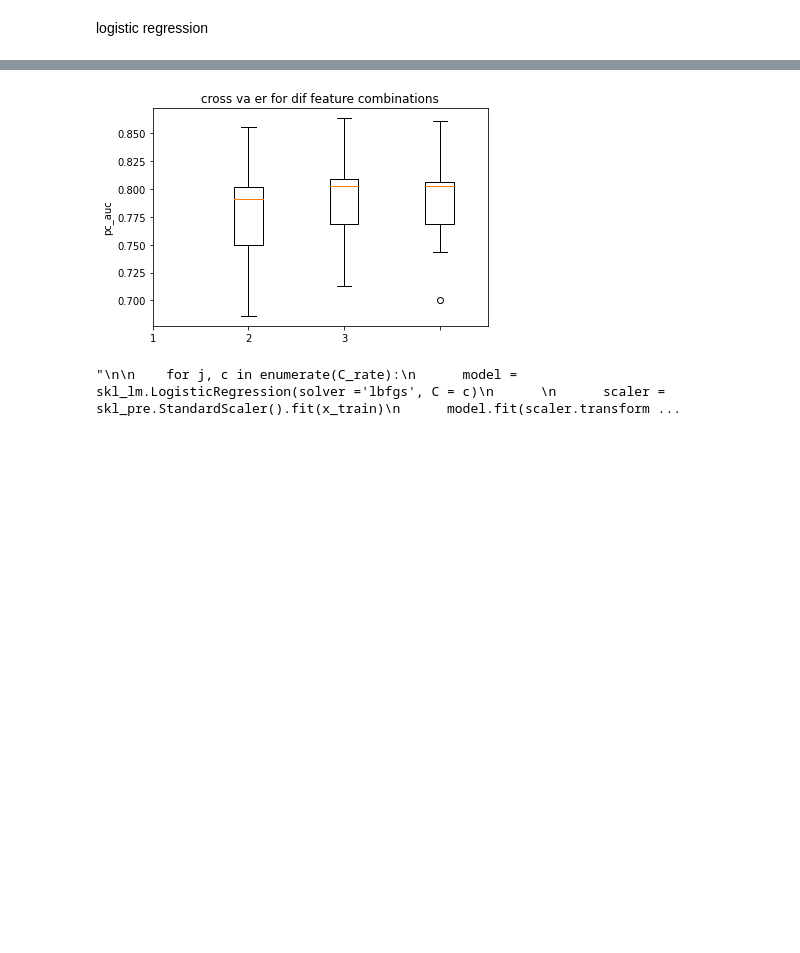
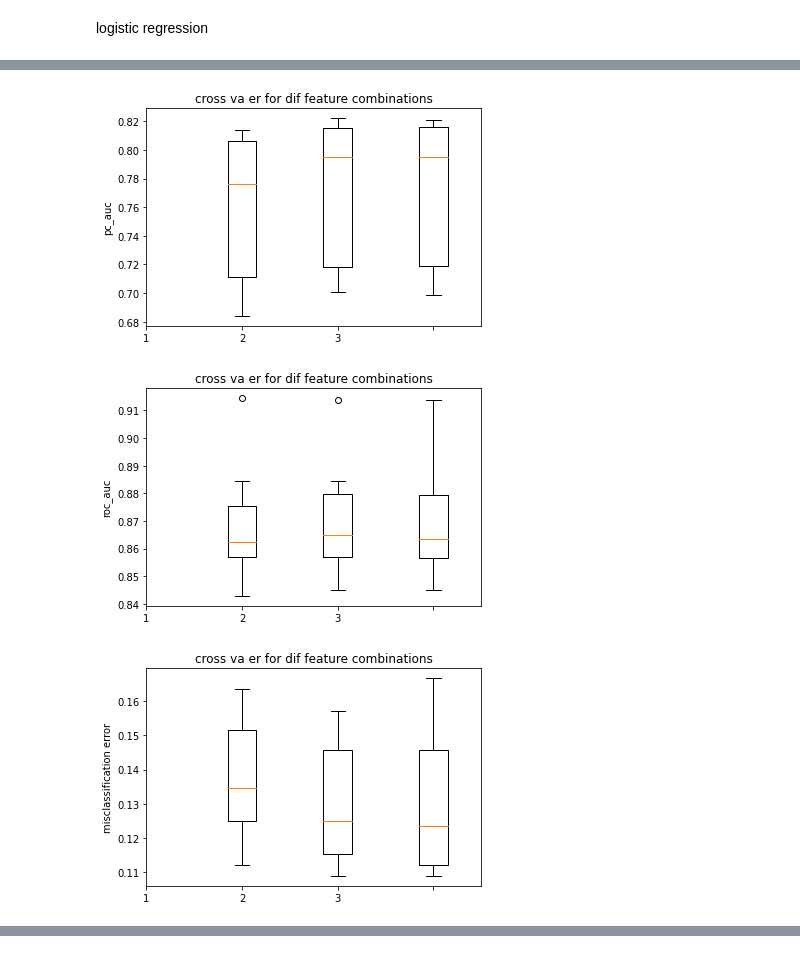
Before and after one commit to IZ001/Stat-Machine-Learning, a Jupyter notebook: Project_SML.ipynb, the cells around one changed output, grey strips where cells are left out. Drawn from its saved outputs; the diff is of its cells as text; code cells hidden in the pictures; blank space fills up the shorter version.

Commit message:
cross-validation, func find r

```diff
--- a/Project_SML.ipynb
+++ b/Project_SML.ipynb
@@ -444,20 +401,54 @@ print(prob[:5])
 # %%
+# cross-validation of models
+
+# find the decision threshold
+def find_r(prob, y_test):
+  recall = []
+  precision = []
+  f1_max = 0
+  r_f1 = 0
+
+  positive_class = 1
+  negative_class = 0
+
+  P = np.sum(y_test == positive_class)
+  prediction = np.empty(len(x_test), dtype ='object')
+  tr_val = np.linspace(0.00 , 1, num =101)
+
+  for r in tr_val:
+    prediction = np.where(prob[:,1] > r, positive_class, negative_class)
+    P_star = np.sum(prediction == positive_class)
+    tr_pos = np.sum((prediction == y_test)&(prediction == positive_class))
+
+    rec = tr_pos/P
+    prec = tr_pos/P_star
+
+    f1 = 2*prec*rec/(prec+rec)
+    if f1_max < f1:
+      f1_max =f1
+      r_f1 = r
+
+    #recall.append(tr_pos/P)
+    #precision.append(tr_pos/P_star)
+
+  return r_f1
+
 # cross-validation of models
 
 import sklearn.model_selection as skl_ms
 features_list =[['Number of male actors', 'Difference in words lead and co-lead', 'Number words female', 'Number of female actors', 'Age Co-Lead', 'Age Lead', 'Mean Age Male', 'Number of words lead'],['Number of male actors', 'Difference in words lead and co-lead', 'Total words', 'Number words female', 'Number of female actors', 'Age Co-Lead', 'Age Lead', 'Mean Age Male', 'Number of words lead'],['Gross', 'Number of male actors', 'Difference in words lead and co-lead', 'Total words', 'Number words female', 'Number of female actors', 'Age Co-Lead', 'Age Lead', 'Mean Age Male', 'Number of words lead']]
-#positive_class = 1
-#negative_class = 0
+
 n_runs = 10
 
 #r = np.linspace(0.00 , 1, num =101)
 #C_rate = np.arrange(0.001, 0.01, 0.1, 0, 10, 100, 400, 700, 1000, 1300, 1600, 2000, 2300, 2600, 3000)
 
+#f1 = np.zeros((n_runs, len(r)))
 
-
-#f1 = np.zeros((n_runs, len(r)))
 pc_auc_n =np.zeros((n_runs, len(features_list)))
 roc_auc_n = np.zeros((n_runs, len(features_list)))
+misclassification_n = np.zeros((n_runs, len(features_list)))
+
 X = data.drop(columns = 'Lead')
 y = data['Lead']
 
@@ -472,19 +463,34 @@ for i in range(n_runs):
     scaler = skl_pre.StandardScaler().fit(X_train[features])
     model.fit(scaler.transform(X_train[features]), y_train)
     predict_prob = model.predict_proba(scaler.transform(X_val[features]))
-    # calculate the precision-recall auc
+    # calculate the metrics
     precision, recall, _ = precision_recall_curve(y_val, predict_prob[:,1])
-    print(y_test)
-    pc_auc = auc(recall, precision)
-    roc_auc = roc_auc_score(y_val, predict_prob[:,1])
 
-    pc_auc_n[i,j] = pc_auc
-    roc_auc_n[i,j] = roc_auc
+    pc_auc_n[i,j] = auc(recall, precision)
+    roc_auc_n[i,j] = roc_auc_score(y_val, predict_prob[:,1])
+
+    tr_rate = find_r(predict_prob, y_val)
+
+
+    prediction = np.where(predict_prob[:,1] > 0.5, 1, 0)
+    misclassification_n[i,j] = (np.mean(prediction != y_val))
 
 plt.boxplot(pc_auc_n)
 plt.title('cross va er for dif feature combinations')
 plt.xticks(np.arange(len(features_list)+1))
 plt.ylabel('pc_auc')
+plt.show()
+
+plt.boxplot(roc_auc_n)
+plt.title('cross va er for dif feature combinations')
+plt.xticks(np.arange(len(features_list)+1))
+plt.ylabel('roc_auc')
+plt.show()
+
+plt.boxplot(misclassification_n)
+plt.title('cross va er for dif feature combinations')
+plt.xticks(np.arange(len(features_list)+1))
+plt.ylabel('misclassification error')
 plt.show()
 
 '''
@@ -505,30 +511,33 @@ plt.show()
       predict_prob = model.predict_proba(scaler.transform(X_val))
 
 
 
       P = np.sum(y_test == positive_class)
 
       prediction = np.empty(len(x_test), dtype ='object')
 
       tr_val = np.linspace(0.00 , 1, num =101)
       #print(model.classes_)
       f1_max = 0
       k_f1 = 0
 
       for k in tr_val:
         prediction = np.where(prob[:,1] > k, positive_class, negative_class)
         P_star = np.sum(prediction == positive_class)
         tr_pos = np.sum((prediction == y_test)&(prediction == positive_class))
 
         rec = tr_pos/P
         prec = tr_pos/P_star
 
         f1 = 2*prec*rec/(prec+rec)
         if f1_max < f1:
           f1_max =f1
           k_f1 = k
 
       prediction_class = np.where(predict_prob[:,1] > k_f1, 1, 0)
 
 '''
 # %% [output]
+[figure, new version]
+[figure, added]
+[figure, added]
@@ -552,5 +545,3 @@ Name: Lead, Length: 339, dtype: int64
-[figure, old version]
-"\n\n    for j, c in enumerate(C_rate):\n      model = skl_lm.LogisticRegression(solver ='lbfgs', C = c)\n      \n      scaler = skl_pre.StandardScaler().fit(x_train)\n      model.fit(scaler.transform ...
 # %%
 '''
 # without  scaling
```
Also changed, not shown: parts of 11 cells of this notebook.
